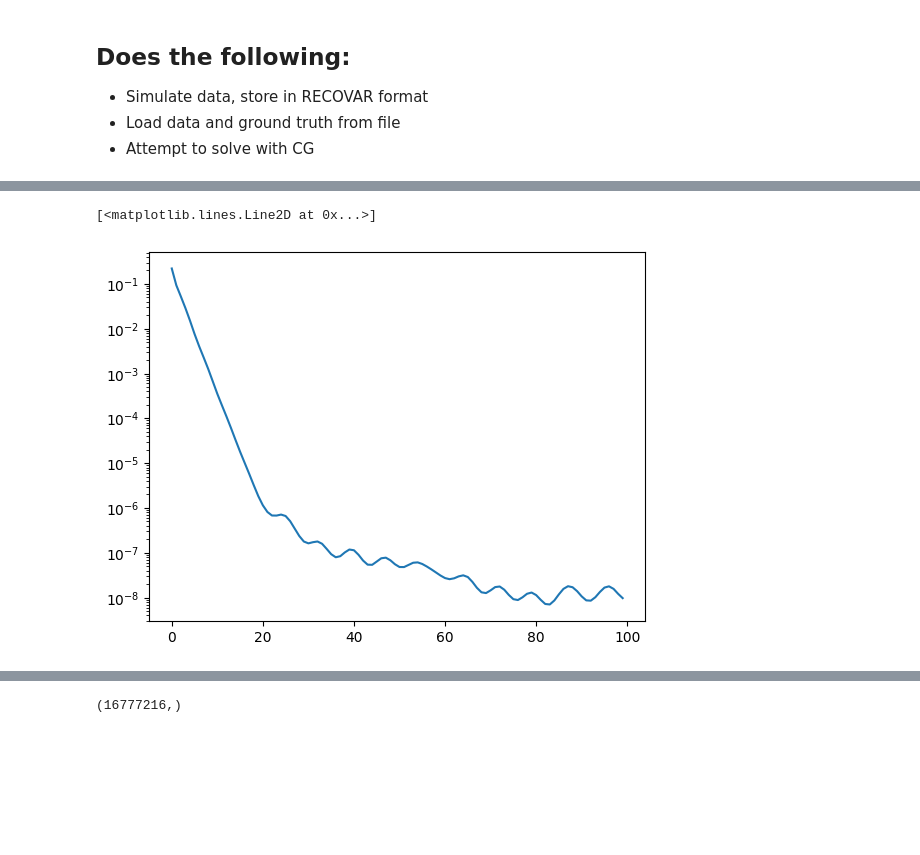
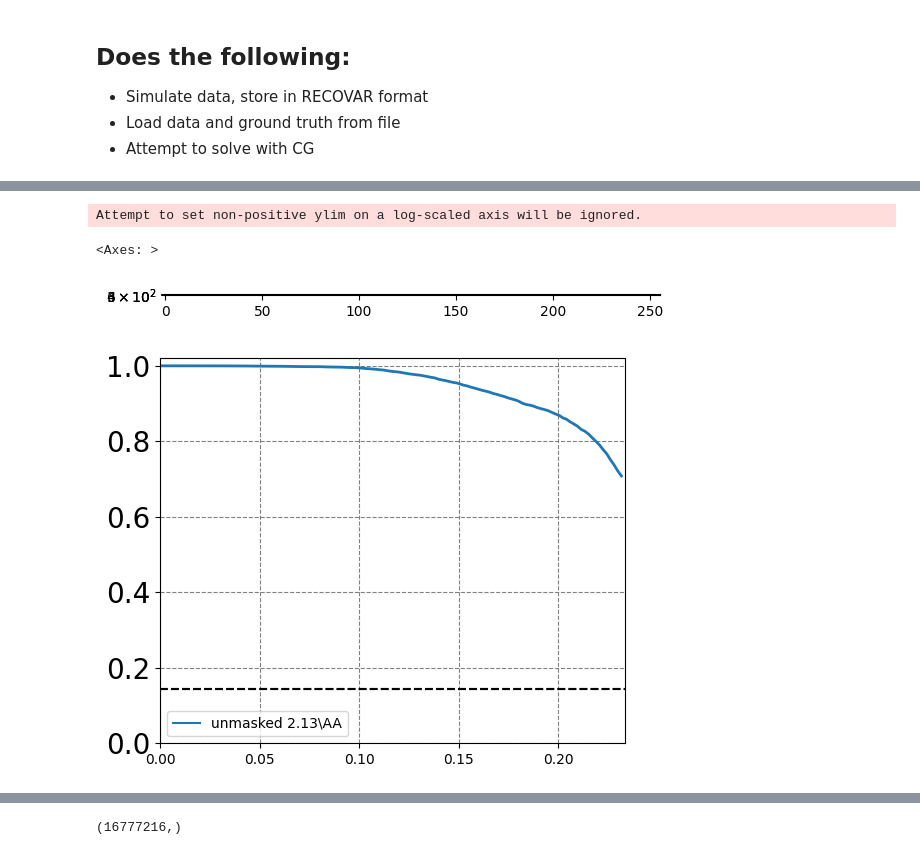
Before and after one commit to ma-gilles/recovar, a Jupyter notebook: ewald_test_cg.ipynb, the cells around one changed output, grey strips where cells are left out. Cells and saved outputs as stored; diff of their text form; code cells hidden in the pictures; blank space fills up the shorter version.

Commit message:
ewald stuff

```diff
--- a/ewald_test_cg.ipynb
+++ b/ewald_test_cg.ipynb
@@ -112,6 +148,10 @@ from recovar import ewald
 reload(ewald)
 
 batch_size = 500
-x1, residuals = ewald.solve_ewald_least_squares(cryo, batch_size, "nearest", signal_variance, noise_variance.astype(np.float32))
+x1, residuals = ewald.solve_ewald_least_squares(cryo, batch_size, "nearest", signal_variance*10, noise_variance.astype(np.float32))
 plt.semilogy(residuals)
+
+from recovar import plot_utils
+plt.imshow(x1.sum(axis=0).real)
+plot_utils.plot_fsc(cryo, gt_vol, ftu.get_dft3(x1))
 # %% [output]
@@ -122,3 +162,5 @@ plt.semilogy(residuals)
 17155409
-[<matplotlib.lines.Line2D at 0x...>]
+Attempt to set non-positive ylim on a log-scaled axis will be ignored.
+<Axes: >
-[figure, old version]
+[figure, new version]
+[figure, added]
```
Also changed, not shown: parts of 53 cells of this notebook, 2 other files.
